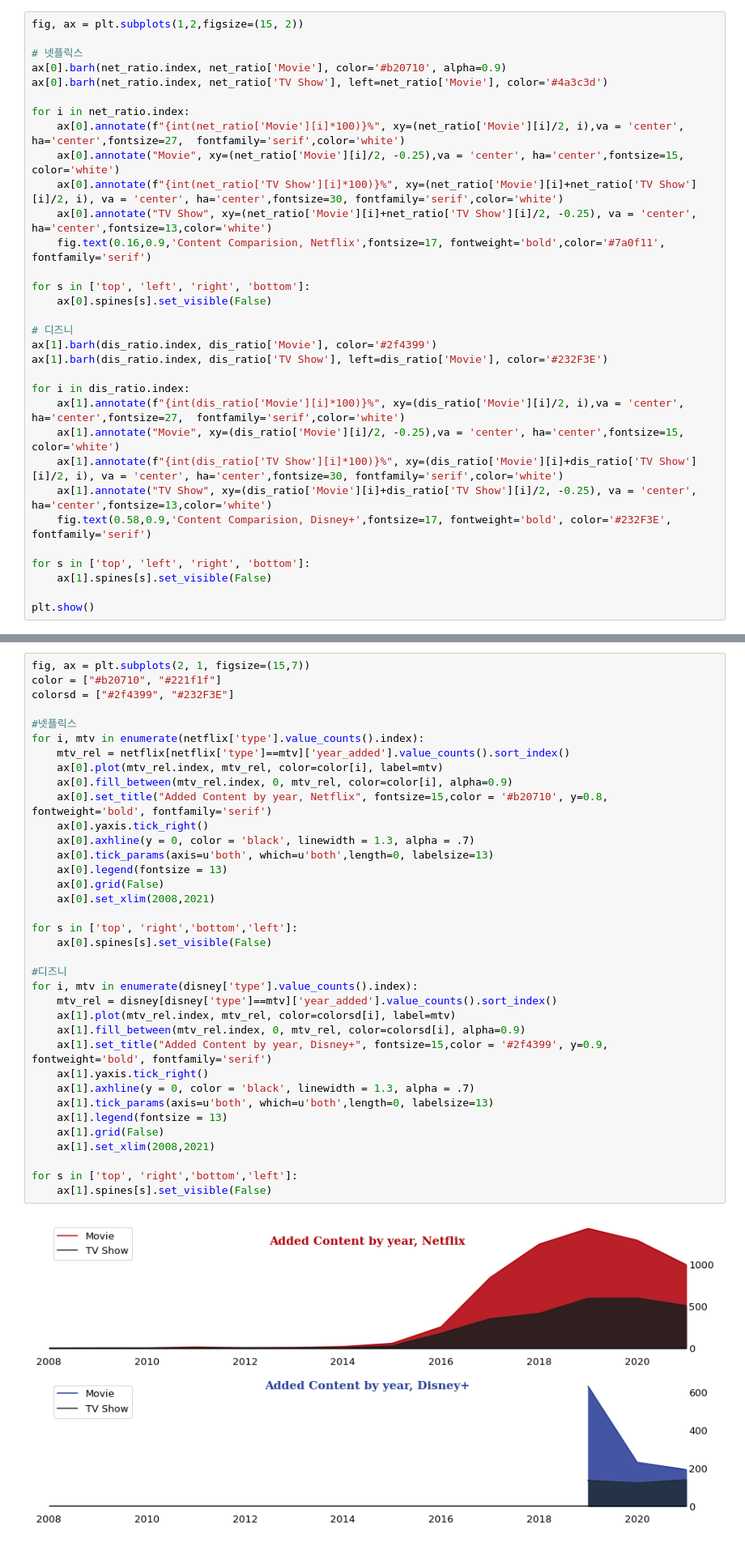
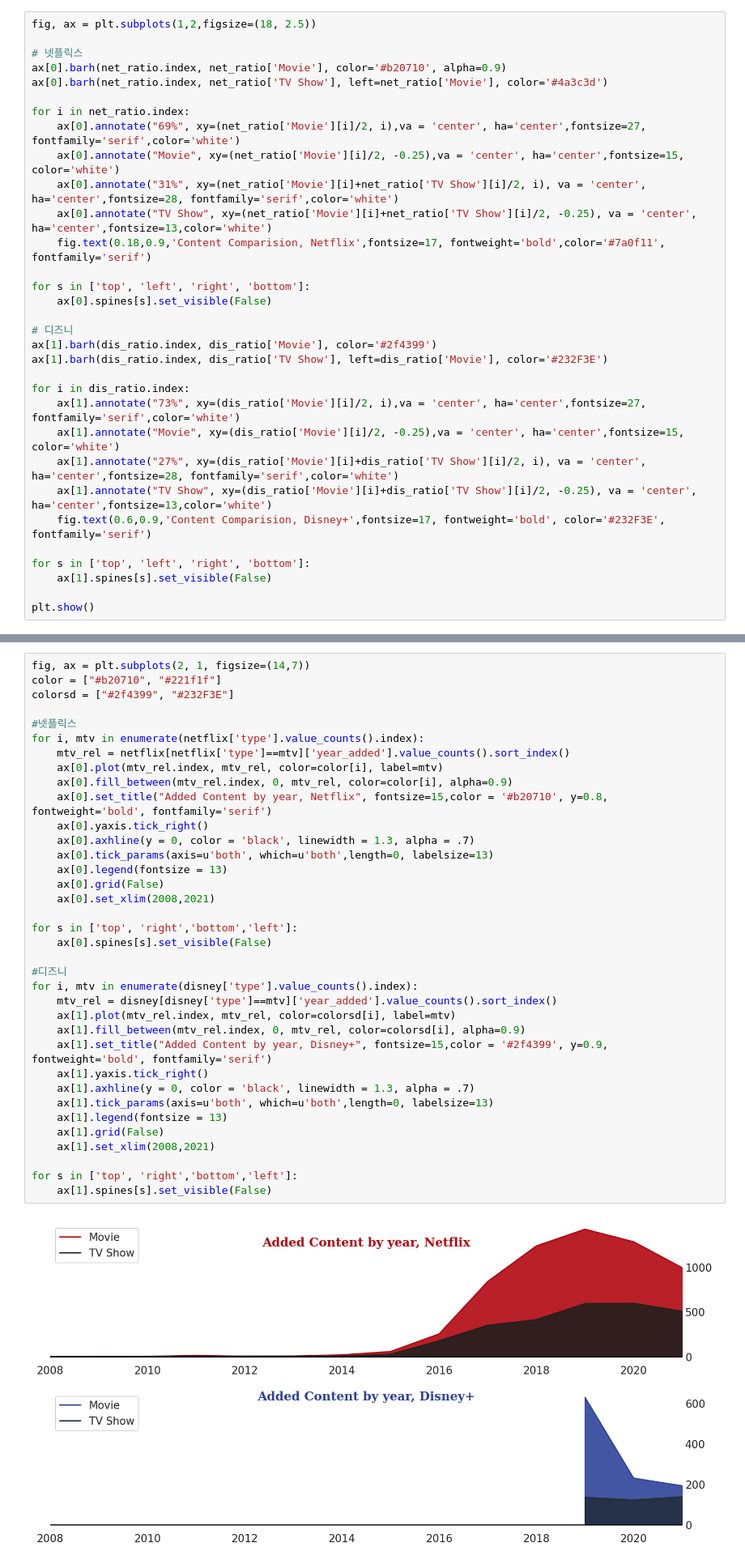
Before and after one commit to Dabinnny/StreamingPlatform_Analysis, a Jupyter notebook: StreamingPlatform_Analysis.ipynb, the cells around one changed output, grey strips where cells are left out. Shown at 81% size. Drawn from its saved outputs; the diff is of its cells as text.

```diff
--- a/StreamingPlatform_Analysis.ipynb
+++ b/StreamingPlatform_Analysis.ipynb
@@ -245,18 +245,18 @@ dis_ratio
 | type | Movie | TV Show |
 | type | 0.73 | 0.27 |
 # %%
-fig, ax = plt.subplots(1,2,figsize=(15, 2))
+fig, ax = plt.subplots(1,2,figsize=(18, 2.5))
 
 # 넷플릭스
 ax[0].barh(net_ratio.index, net_ratio['Movie'], color='#b20710', alpha=0.9)
 ax[0].barh(net_ratio.index, net_ratio['TV Show'], left=net_ratio['Movie'], color='#4a3c3d')
 
 for i in net_ratio.index:
-    ax[0].annotate(f"{int(net_ratio['Movie'][i]*100)}%", xy=(net_ratio['Movie'][i]/2, i),va = 'center', ha='center',fontsize=27,  fontfamily='serif',color='white')
+    ax[0].annotate("69%", xy=(net_ratio['Movie'][i]/2, i),va = 'center', ha='center',fontsize=27,  fontfamily='serif',color='white')
     ax[0].annotate("Movie", xy=(net_ratio['Movie'][i]/2, -0.25),va = 'center', ha='center',fontsize=15, color='white')
-    ax[0].annotate(f"{int(net_ratio['TV Show'][i]*100)}%", xy=(net_ratio['Movie'][i]+net_ratio['TV Show'][i]/2, i), va = 'center', ha='center',fontsize=30, fontfamily='serif',color='white')
+    ax[0].annotate("31%", xy=(net_ratio['Movie'][i]+net_ratio['TV Show'][i]/2, i), va = 'center', ha='center',fontsize=28, fontfamily='serif',color='white')
     ax[0].annotate("TV Show", xy=(net_ratio['Movie'][i]+net_ratio['TV Show'][i]/2, -0.25), va = 'center', ha='center',fontsize=13,color='white')
-    fig.text(0.16,0.9,'Content Comparision, Netflix',fontsize=17, fontweight='bold',color='#7a0f11', fontfamily='serif')
+    fig.text(0.18,0.9,'Content Comparision, Netflix',fontsize=17, fontweight='bold',color='#7a0f11', fontfamily='serif')
 
 for s in ['top', 'left', 'right', 'bottom']:
     ax[0].spines[s].set_visible(False)
@@ -266,11 +266,11 @@ ax[1].barh(dis_ratio.index, dis_ratio['Movie'], color='#2f4399')
 ax[1].barh(dis_ratio.index, dis_ratio['TV Show'], left=dis_ratio['Movie'], color='#232F3E')
 
 for i in dis_ratio.index:
-    ax[1].annotate(f"{int(dis_ratio['Movie'][i]*100)}%", xy=(dis_ratio['Movie'][i]/2, i),va = 'center', ha='center',fontsize=27,  fontfamily='serif',color='white')
+    ax[1].annotate("73%", xy=(dis_ratio['Movie'][i]/2, i),va = 'center', ha='center',fontsize=27,  fontfamily='serif',color='white')
     ax[1].annotate("Movie", xy=(dis_ratio['Movie'][i]/2, -0.25),va = 'center', ha='center',fontsize=15, color='white')
-    ax[1].annotate(f"{int(dis_ratio['TV Show'][i]*100)}%", xy=(dis_ratio['Movie'][i]+dis_ratio['TV Show'][i]/2, i), va = 'center', ha='center',fontsize=30, fontfamily='serif',color='white')
+    ax[1].annotate("27%", xy=(dis_ratio['Movie'][i]+dis_ratio['TV Show'][i]/2, i), va = 'center', ha='center',fontsize=28, fontfamily='serif',color='white')
     ax[1].annotate("TV Show", xy=(dis_ratio['Movie'][i]+dis_ratio['TV Show'][i]/2, -0.25), va = 'center', ha='center',fontsize=13,color='white')
-    fig.text(0.58,0.9,'Content Comparision, Disney+',fontsize=17, fontweight='bold', color='#232F3E', fontfamily='serif')
+    fig.text(0.6,0.9,'Content Comparision, Disney+',fontsize=17, fontweight='bold', color='#232F3E', fontfamily='serif')
 
 for s in ['top', 'left', 'right', 'bottom']:
     ax[1].spines[s].set_visible(False)
@@ -284,7 +284,7 @@ Contents 부분에서는 movie와 TVshow 부문 다 넷플릭스가 많다.
 # %% [markdown]
 ### 2. 연도별 contents 증가 추이
 # %%
-fig, ax = plt.subplots(2, 1, figsize=(15,7))
+fig, ax = plt.subplots(2, 1, figsize=(14,7))
 color = ["#b20710", "#221f1f"]
 colorsd = ["#2f4399", "#232F3E"]
 
@@ -293,34 +293,34 @@ for i, mtv in enumerate(netflix['type'].value_counts().index):
     mtv_rel = netflix[netflix['type']==mtv]['year_added'].value_counts().sort_index()
     ax[0].plot(mtv_rel.index, mtv_rel, color=color[i], label=mtv)
     ax[0].fill_between(mtv_rel.index, 0, mtv_rel, color=color[i], alpha=0.9)
     ax[0].set_title("Added Content by year, Netflix", fontsize=15,color = '#b20710', y=0.8, fontweight='bold', fontfamily='serif')
     ax[0].yaxis.tick_right()
     ax[0].axhline(y = 0, color = 'black', linewidth = 1.3, alpha = .7)
     ax[0].tick_params(axis=u'both', which=u'both',length=0, labelsize=13)
     ax[0].legend(fontsize = 13)
     ax[0].grid(False)
     ax[0].set_xlim(2008,2021)
 
 for s in ['top', 'right','bottom','left']:
     ax[0].spines[s].set_visible(False)
 
 #디즈니
 for i, mtv in enumerate(disney['type'].value_counts().index):
     mtv_rel = disney[disney['type']==mtv]['year_added'].value_counts().sort_index()
     ax[1].plot(mtv_rel.index, mtv_rel, color=colorsd[i], label=mtv)
     ax[1].fill_between(mtv_rel.index, 0, mtv_rel, color=colorsd[i], alpha=0.9)
     ax[1].set_title("Added Content by year, Disney+", fontsize=15,color = '#2f4399', y=0.9, fontweight='bold', fontfamily='serif')
     ax[1].yaxis.tick_right()
     ax[1].axhline(y = 0, color = 'black', linewidth = 1.3, alpha = .7)
     ax[1].tick_params(axis=u'both', which=u'both',length=0, labelsize=13)
     ax[1].legend(fontsize = 13)
     ax[1].grid(False)
     ax[1].set_xlim(2008,2021)
 
 for s in ['top', 'right','bottom','left']:
     ax[1].spines[s].set_visible(False)
 # %% [output]
-[figure, old version]
+[figure, new version]
 # %% [markdown]
 ### 3. 월별 contents 증가 추이
 # %%
```
Also changed, not shown: parts of 3 cells of this notebook, 1 other file.
